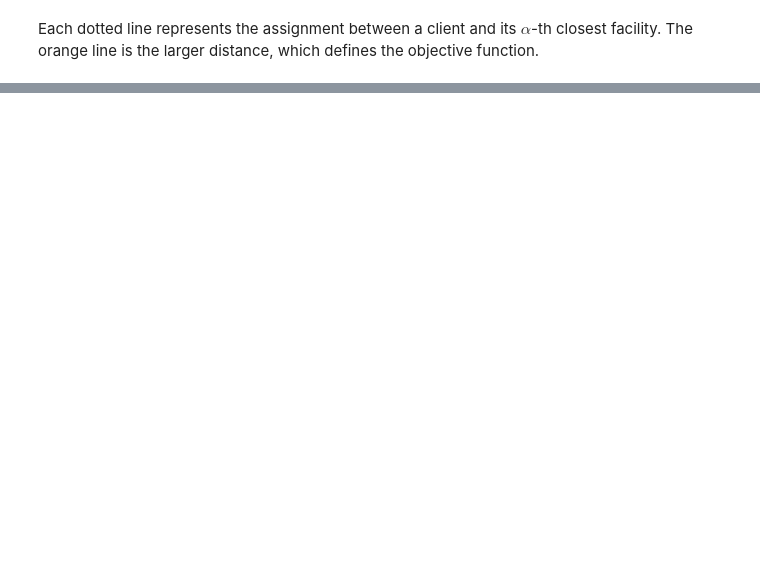
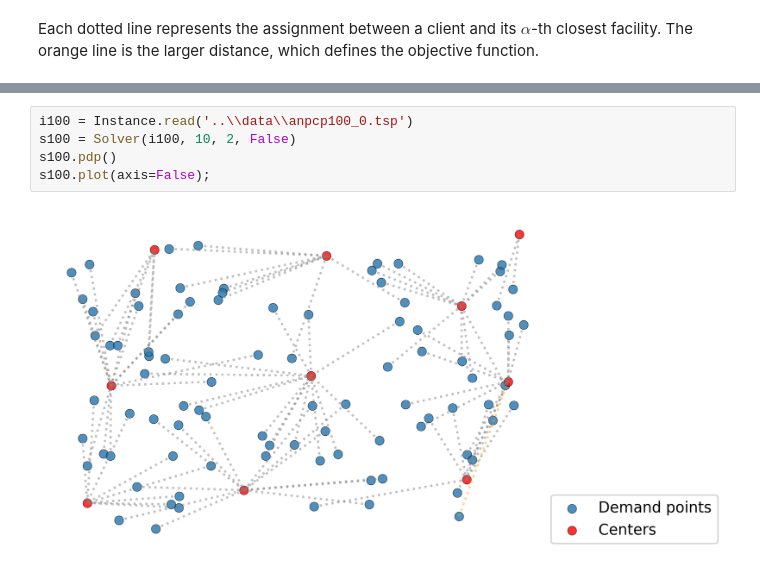
Before and after one commit to netotz/alpha-neighbor-p-center-problem, a Jupyter notebook: anpcp/simple_plots.ipynb, the cells around one changed output, grey strips where cells are left out. Cells and saved outputs as stored; diff of their text form; blank space fills up the shorter version.

```diff
--- a/anpcp/simple_plots.ipynb
+++ b/anpcp/simple_plots.ipynb
@@ -15,0 +42,7 @@ The orange line is the larger distance, which defines the objective function.
+# %%
+i100 = Instance.read('..\\data\\anpcp100_0.tsp')
+s100 = Solver(i100, 10, 2, False)
+s100.pdp()
+s100.plot(axis=False);
+# %% [output]
+[figure, added]
```
Also changed, not shown: parts of 10 cells of this notebook.
